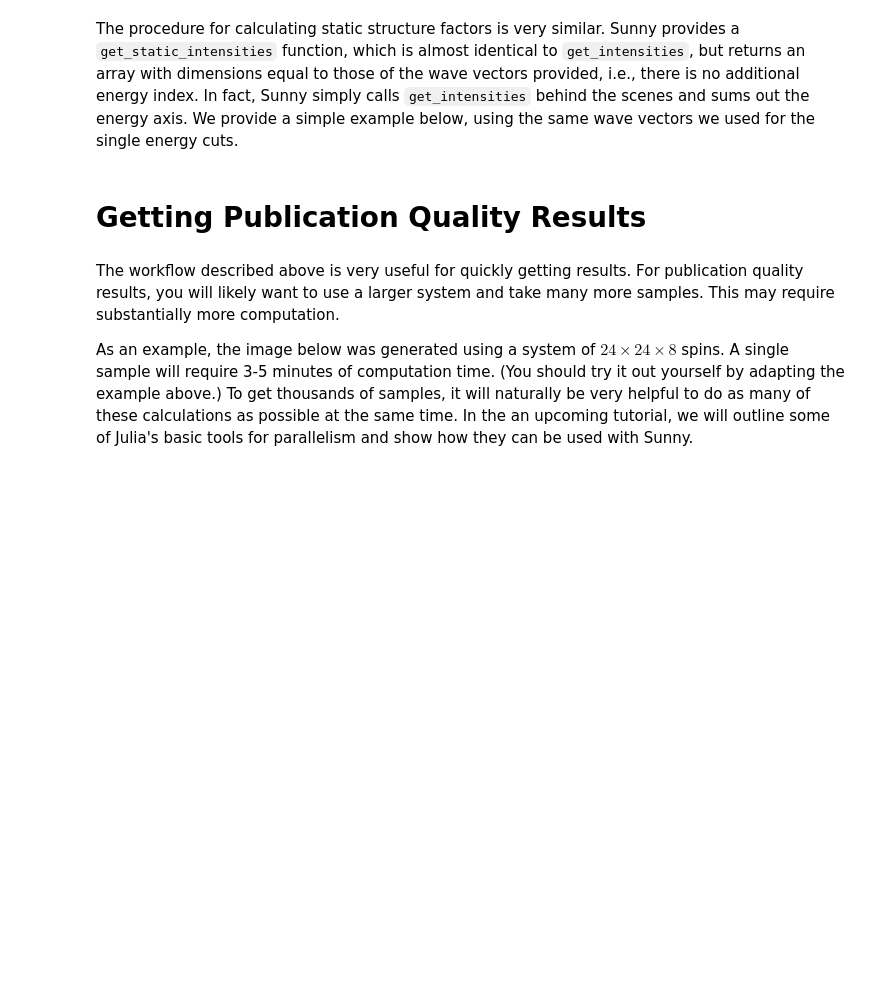
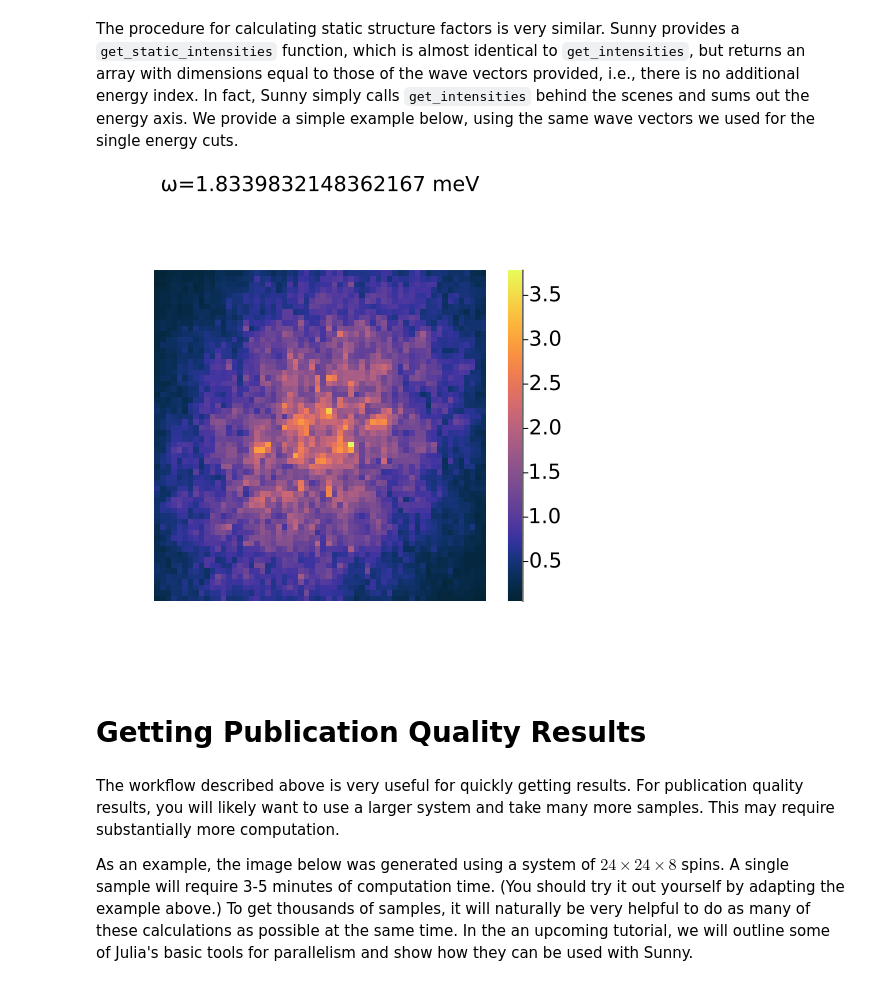
Before and after one commit to SunnySuite/SunnyTutorials, a Jupyter notebook: tutorials/FeI2/FeI2_tutorial.ipynb, the cells around one changed output. Cells and saved outputs as stored; diff of their text form; code cells hidden in the pictures; blank space fills up the shorter version.

```diff
--- a/tutorials/FeI2/FeI2_tutorial.ipynb
+++ b/tutorials/FeI2/FeI2_tutorial.ipynb
@@ -522,14 +530,17 @@ The procedure for calculating static structure factors is very similar. Sunny pr
 # %%
 static_intensities = get_static_intensities(sf, ks, :perp;
     interpolation = :linear,
     kT,
     formfactors,
 );
 
 Plots.heatmap(static_intensities;
     title="ω=$ω meV", color=:thermal, aspect_ratio=:equal,
-    axis=([], false), margin=10Plots.PlotMeasures.mm, size=(500,500)
+    axis=([], false), margin=10Plots.PlotMeasures.mm, size=(500,500),
+    fmt=:png
 )
+# %% [output]
+[figure, added]
 # %% [markdown]
 # Getting Publication Quality Results
 # %% [markdown]
```
Also changed, not shown: parts of 6 cells of this notebook, 2 other files.
